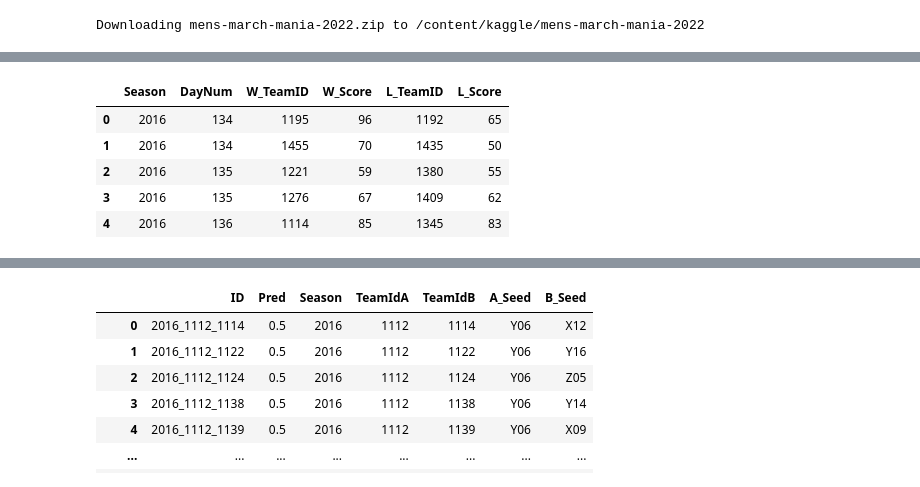
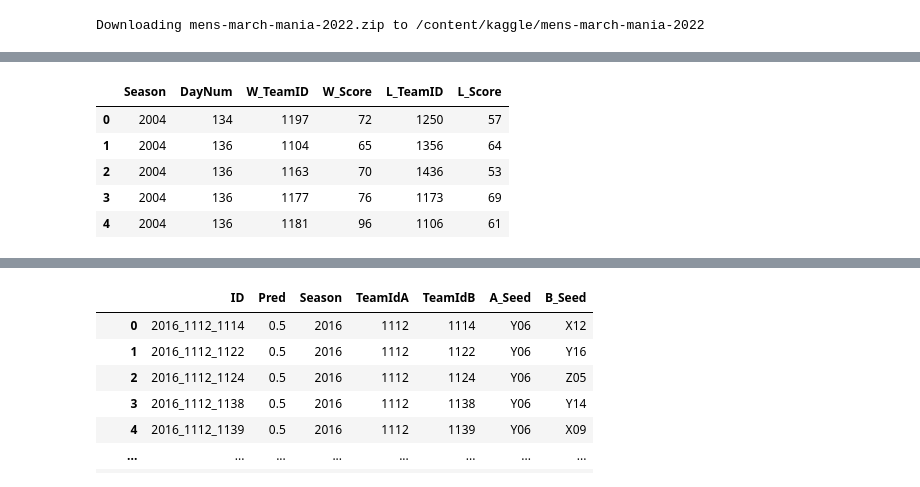
Before and after one commit to AbakirH/CS301_Project_Group7, a Jupyter notebook: CS301_Project.ipynb, the cells around one changed output, grey strips where cells are left out. Cells and saved outputs as stored; diff of their text form; code cells hidden in the pictures.

```diff
--- a/CS301_Project.ipynb
+++ b/CS301_Project.ipynb
@@ -215,13 +302,13 @@ team_agg_features = team_agg_features[['Season','TeamID','WinRatio', 'AvgScoreGa
 # %%
 tournament_data = pd.read_csv('/content/kaggle/mens-march-mania-2022/MDataFiles_Stage1/MNCAATourneyCompactResults.csv')
 tournament_data = tournament_data.rename(columns = {'WTeamID' : 'W_TeamID', 'LTeamID' : 'L_TeamID', 'WScore' : 'W_Score', 'LScore' : 'L_Score'})
 tournament_data.drop(['NumOT', 'WLoc'], axis = 1, inplace = True)
-tournament_data = tournament_data[tournament_data['Season'] > 2015].reset_index(drop = True)
+tournament_data = tournament_data[tournament_data['Season'] > 2003].reset_index(drop = True)
 tournament_data.head()
 # %% [output]
 |  | Season | DayNum | W_TeamID | W_Score | L_TeamID | L_Score |
-| 0 | 2016 | 134 | 1195 | 96 | 1192 | 65 |
-| 1 | 2016 | 134 | 1455 | 70 | 1435 | 50 |
-| 2 | 2016 | 135 | 1221 | 59 | 1380 | 55 |
-| 3 | 2016 | 135 | 1276 | 67 | 1409 | 62 |
-| 4 | 2016 | 136 | 1114 | 85 | 1345 | 83 |
+| 0 | 2004 | 134 | 1197 | 72 | 1250 | 57 |
+| 1 | 2004 | 136 | 1104 | 65 | 1356 | 64 |
+| 2 | 2004 | 136 | 1163 | 70 | 1436 | 53 |
+| 3 | 2004 | 136 | 1177 | 76 | 1173 | 69 |
+| 4 | 2004 | 136 | 1181 | 96 | 1106 | 61 |
```
Also changed, not shown: parts of 41 cells of this notebook.
